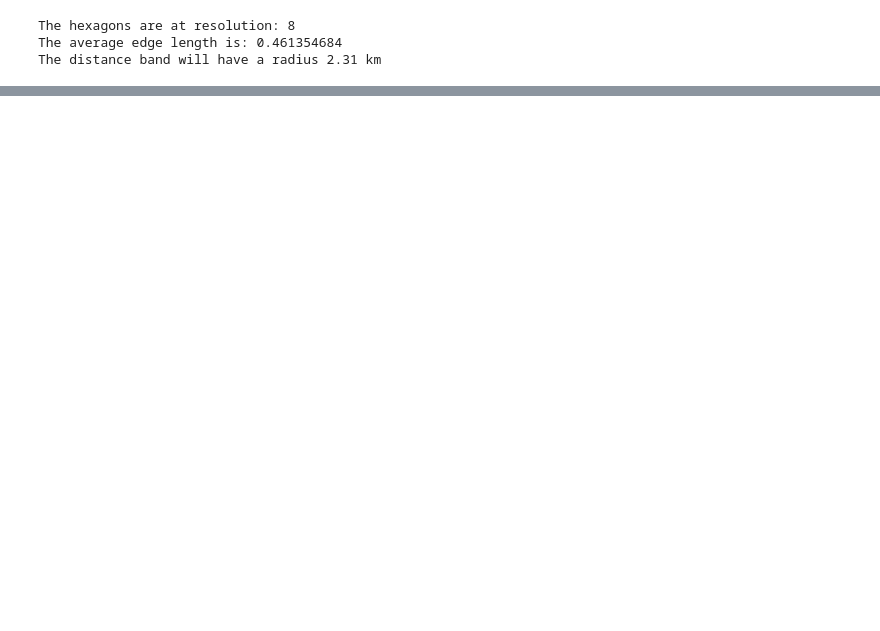
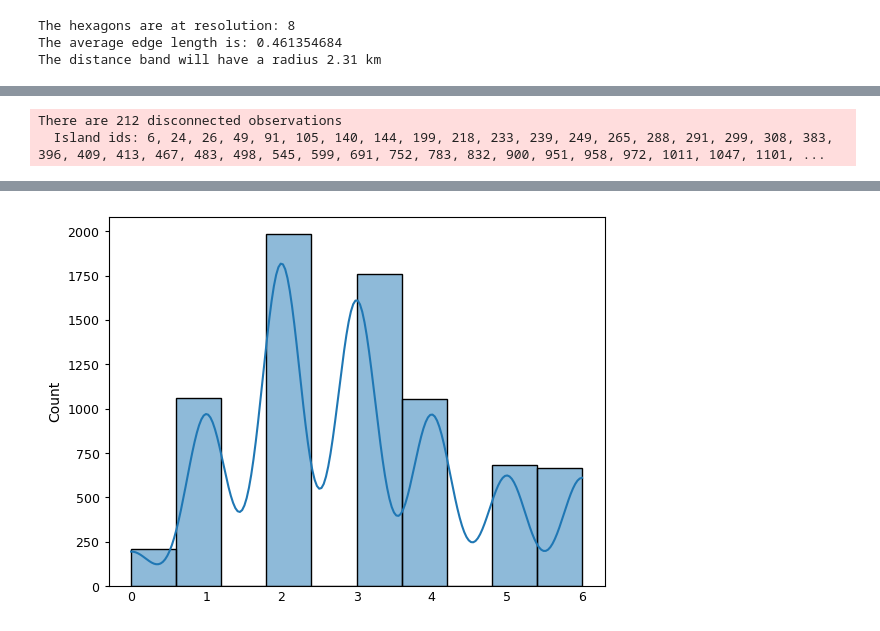
Before and after one commit to anerv/bikedna_analysis, a Jupyter notebook: scripts/analysis_GeoDK.ipynb, the cells around one changed output, grey strips where cells are left out. Cells and saved outputs as stored; diff of their text form; code cells hidden in the pictures; blank space fills up the shorter version.

```diff
--- a/scripts/analysis_GeoDK.ipynb
+++ b/scripts/analysis_GeoDK.ipynb
@@ -494,13 +491,13 @@ hexid = int_grid.loc[0,'hex_id']
 h3_res = h3.h3_get_resolution(hexid)
 print("The hexagons are at resolution:", h3_res)
 
-k = radius_to_k_ring(2, h3_res)
+k = eval_func.radius_to_k_ring(2, h3_res)
 
 int_grid['k_rings'] = int_grid.apply(lambda x: h3.k_ring(x.hex_id, k),axis=1)
 
 int_grid['area_sqkm'] = int_grid.area / 1000000
 
-int_grid['local_length'] = int_grid.apply(lambda x: get_local_network_length(int_grid, 'ref_edge_density', 'area_sqkm', x.k_rings),axis=1)
+int_grid['local_length'] = int_grid.apply(lambda x: eval_func.get_local_network_length(int_grid, 'ref_edge_density', 'area_sqkm', x.k_rings),axis=1)
 # %% [output]
 The hexagons are at resolution: 8
 The average edge length is: 0.461354684
@@ -518,2 +504,0 @@ def get_local_errors(grid, error_col, hex_ids):
-# %%
-int_grid['local_overshoots'] = int_grid.apply(lambda x: get_local_errors(int_grid, 'undershoots_count', x.k_rings),axis=1)
@@ -551,4 +504,0 @@ int_grid['local_overshoots'] = int_grid.apply(lambda x: get_local_errors(int_gri
-# %%
-int_grid['overshoot_dens'] = int_grid.overshoots_count / (int_grid.local_length / 1000)
-int_grid['undershoot_dens'] = int_grid.undershoots_count / (int_grid.local_length / 1000)
-int_grid['gap_dens'] = int_grid.component_gaps / (int_grid.local_length / 1000)
@@ -556,0 +511,19 @@ int_grid[['geometry','ref_edge_density','gap_dens']].to_file('../data/int_grid_4
+# %%
+cents = int_grid.centroid
+
+# Extract coordinates into an array
+pts = pd.DataFrame(
+    {"X": cents.x, "Y": cents.y}
+).values
+
+w = weights.distance.DistanceBand.from_array(
+    pts, 1000, binary=False
+)
+
+# row standardize
+w.transform = "R"
+
+sns.histplot(w.cardinalities, bins=10, kde=True);
+# %% [output]
+There are 212 disconnected observations
+  Island ids: 6, 24, 26, 49, 91, 105, 140, 144, 199, 218, 233, 239, 249, 265, 288, 291, 299, 308, 383, 396, 409, 413, 467, 483, 498, 545, 599, 691, 752, 783, 832, 900, 951, 958, 972, 1011, 1047, 1101, ...
@@ -556,0 +547 @@ int_grid[['geometry','ref_edge_density','gap_dens']].to_file('../data/int_grid_4
+[figure, added]
```
Also changed, not shown: parts of 22 cells of this notebook.
